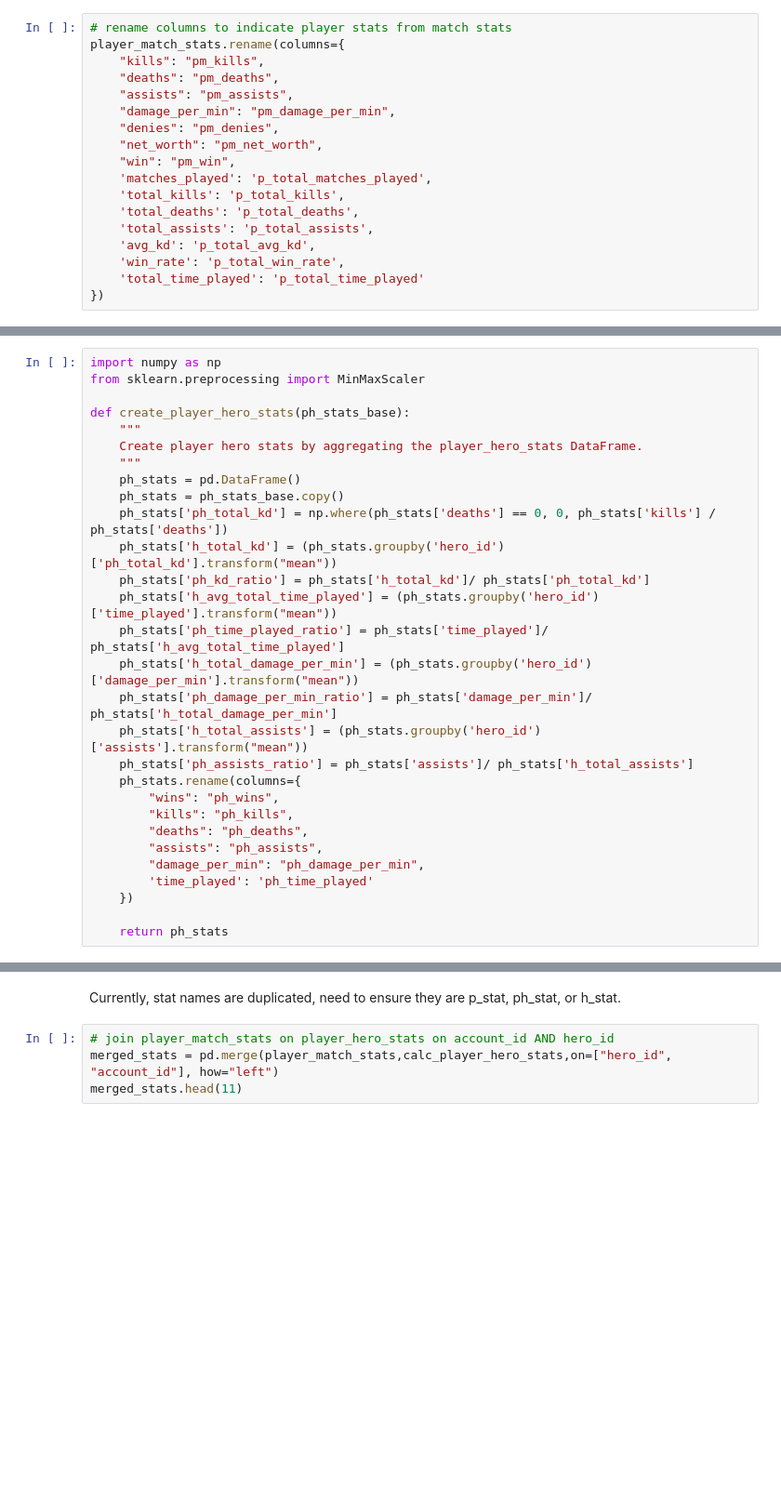
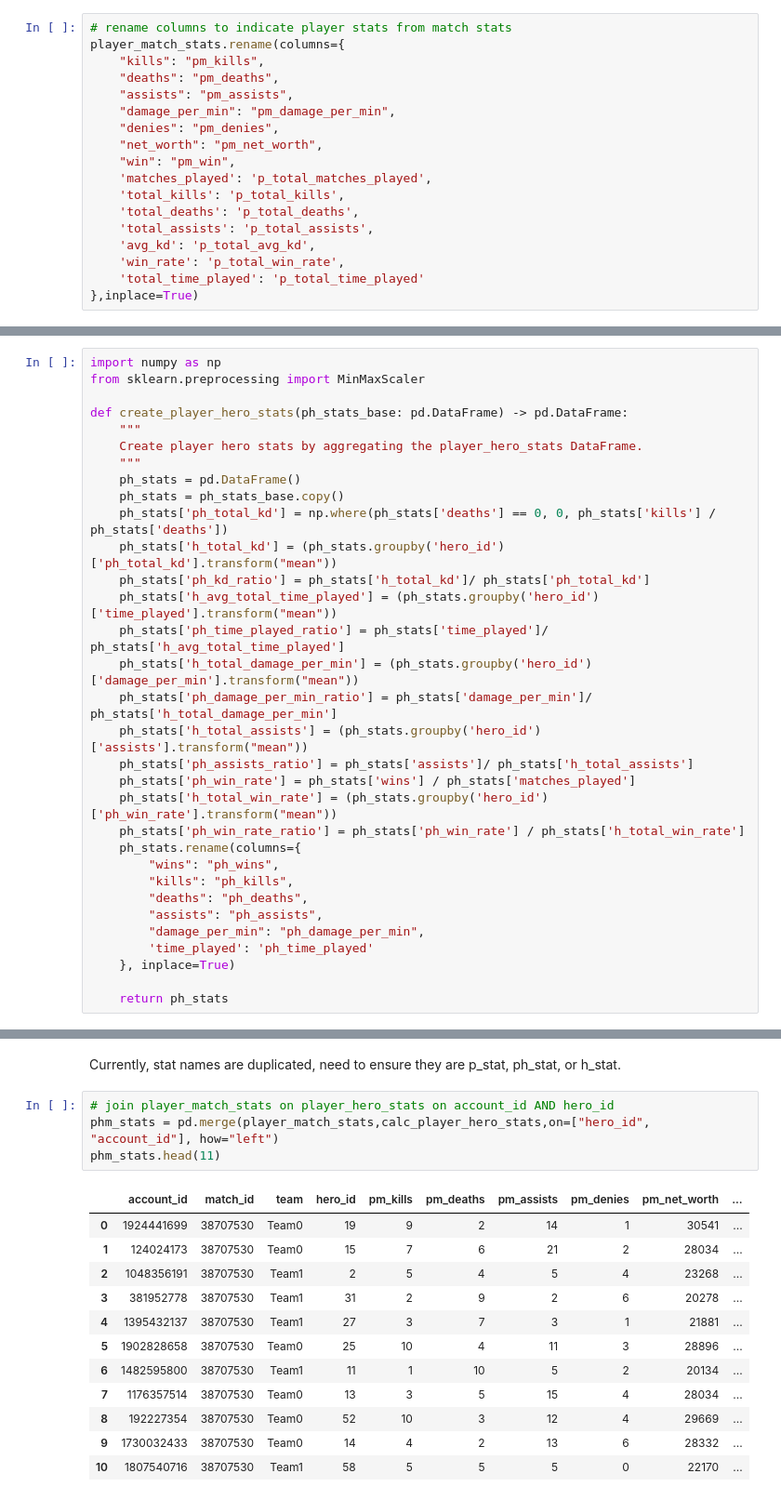
Before and after one commit to mwhittaker1/deadlock_match_prediction, a Jupyter notebook: main_v2.ipynb, the cells around one changed output, grey strips where cells are left out. Shown at 93% size. Drawn from its saved outputs; the diff is of its cells as text; blank space fills up the shorter version.

```diff
--- a/main_v2.ipynb
+++ b/main_v2.ipynb
@@ -33,7 +69,7 @@ player_match_stats.rename(columns={
     'avg_kd': 'p_total_avg_kd',
     'win_rate': 'p_total_win_rate',
     'total_time_played': 'p_total_time_played'
-})
+},inplace=True)
 # %%
 player_match_stats.to_csv("v2_data/player_match_stats8.12.csv")
 # %%
@@ -43,7 +79,7 @@ test_player_hero = player_hero_stats.copy()
 import numpy as np
 from sklearn.preprocessing import MinMaxScaler
 
-def create_player_hero_stats(ph_stats_base):
+def create_player_hero_stats(ph_stats_base: pd.DataFrame) -> pd.DataFrame:
     """
     Create player hero stats by aggregating the player_hero_stats DataFrame.
     """
@@ -58,6 +94,9 @@ def create_player_hero_stats(ph_stats_base):
     ph_stats['ph_damage_per_min_ratio'] = ph_stats['damage_per_min']/ ph_stats['h_total_damage_per_min']
     ph_stats['h_total_assists'] = (ph_stats.groupby('hero_id')['assists'].transform("mean"))
     ph_stats['ph_assists_ratio'] = ph_stats['assists']/ ph_stats['h_total_assists']
+    ph_stats['ph_win_rate'] = ph_stats['wins'] / ph_stats['matches_played']
+    ph_stats['h_total_win_rate'] = (ph_stats.groupby('hero_id')['ph_win_rate'].transform("mean"))
+    ph_stats['ph_win_rate_ratio'] = ph_stats['ph_win_rate'] / ph_stats['h_total_win_rate']
     ph_stats.rename(columns={
         "wins": "ph_wins",
         "kills": "ph_kills",
@@ -65,7 +104,7 @@ def create_player_hero_stats(ph_stats_base):
         "assists": "ph_assists",
         "damage_per_min": "ph_damage_per_min",
         'time_played': 'ph_time_played'
-    })
+    }, inplace=True)
 
     return ph_stats
 # %%
@@ -90,5 +153,18 @@ calc_player_hero_stats.describe()
 Currently, stat names are duplicated, need to ensure they are p_stat, ph_stat, or h_stat.
 # %%
 # join player_match_stats on player_hero_stats on account_id AND hero_id
-merged_stats = pd.merge(player_match_stats,calc_player_hero_stats,on=["hero_id", "account_id"], how="left")
-merged_stats.head(11)
+phm_stats = pd.merge(player_match_stats,calc_player_hero_stats,on=["hero_id", "account_id"], how="left")
+phm_stats.head(11)
+# %% [output]
+|  | account_id | match_id | team | hero_id | pm_kills | pm_deaths | pm_assists | pm_denies | pm_net_worth | ... |
+| 0 | 1924441699 | 38707530 | Team0 | 19 | 9 | 2 | 14 | 1 | 30541 | ... |
+| 1 | 124024173 | 38707530 | Team0 | 15 | 7 | 6 | 21 | 2 | 28034 | ... |
+| 2 | 1048356191 | 38707530 | Team1 | 2 | 5 | 4 | 5 | 4 | 23268 | ... |
+| 3 | 381952778 | 38707530 | Team1 | 31 | 2 | 9 | 2 | 6 | 20278 | ... |
+| 4 | 1395432137 | 38707530 | Team1 | 27 | 3 | 7 | 3 | 1 | 21881 | ... |
+| 5 | 1902828658 | 38707530 | Team0 | 25 | 10 | 4 | 11 | 3 | 28896 | ... |
+| 6 | 1482595800 | 38707530 | Team1 | 11 | 1 | 10 | 5 | 2 | 20134 | ... |
+| 7 | 1176357514 | 38707530 | Team0 | 13 | 3 | 5 | 15 | 4 | 28034 | ... |
+| 8 | 192227354 | 38707530 | Team0 | 52 | 10 | 3 | 12 | 4 | 29669 | ... |
+| 9 | 1730032433 | 38707530 | Team0 | 14 | 4 | 2 | 13 | 6 | 28332 | ... |
+| 10 | 1807540716 | 38707530 | Team1 | 58 | 5 | 5 | 5 | 0 | 22170 | ... |
```
Also changed, not shown: parts of 11 cells of this notebook, 7 other files.
